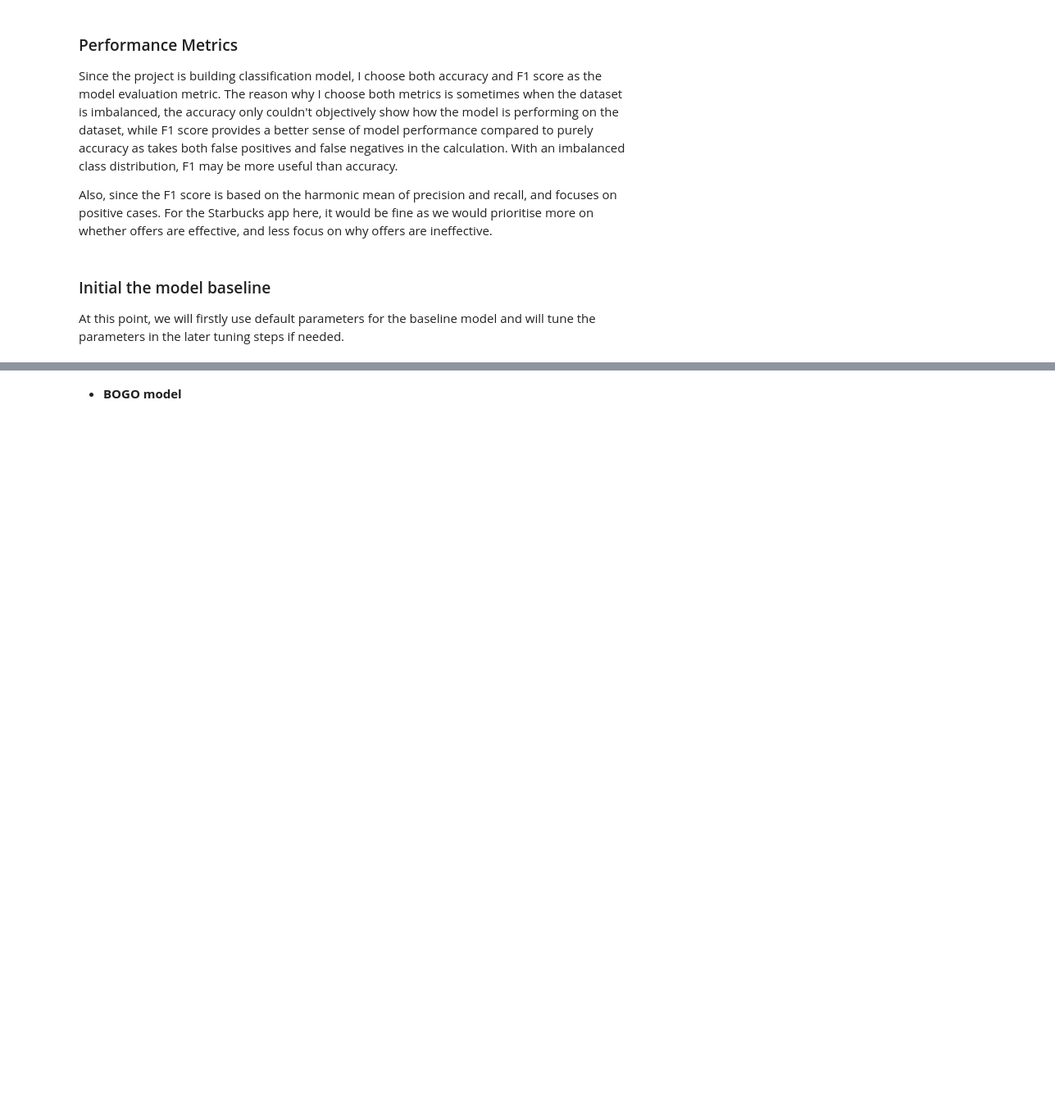
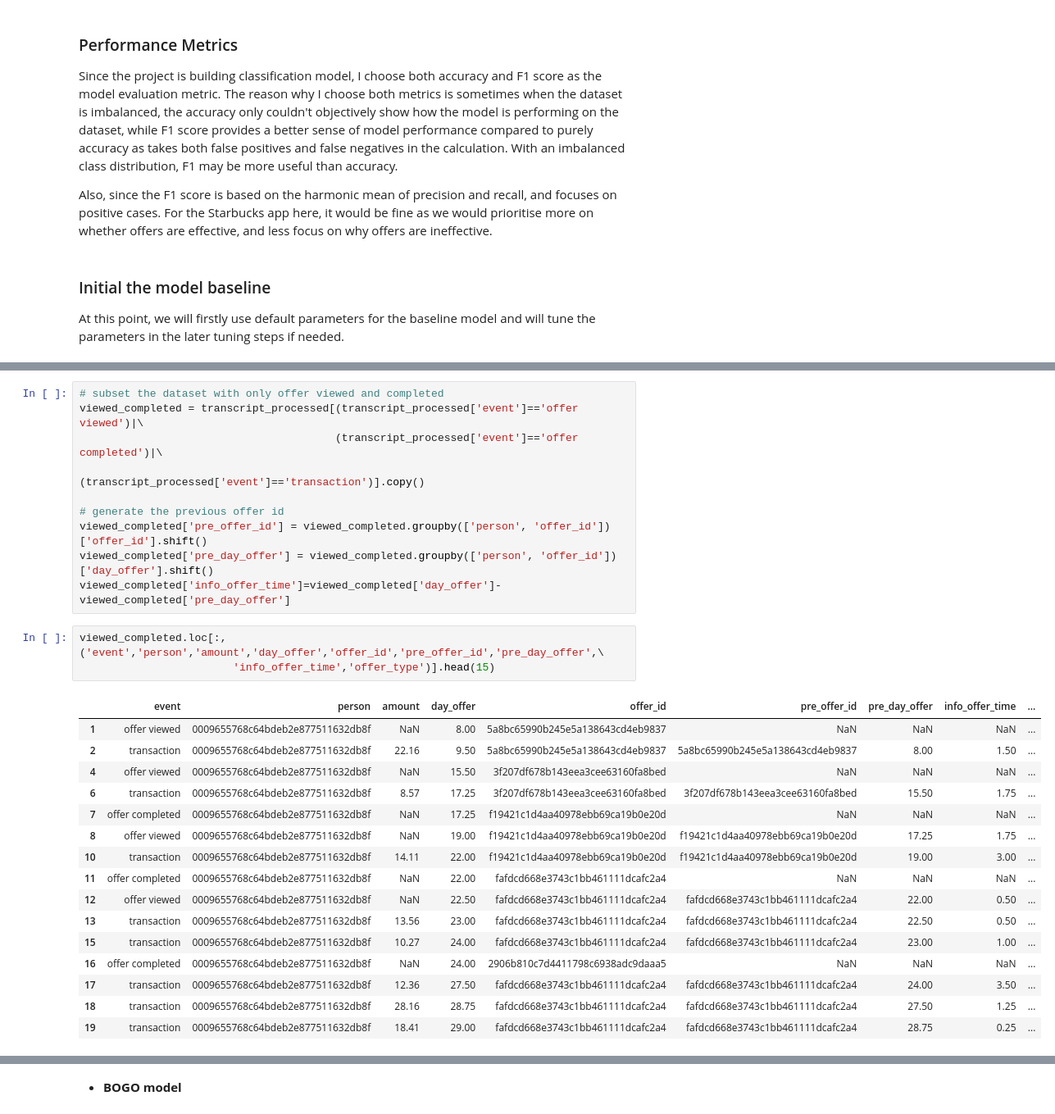
Before and after one commit to JcFreya/Starbucks-Capstone-Challenge, a Jupyter notebook: Starbucks_Capstone_notebook.ipynb, the cells around one changed output, grey strips where cells are left out. Shown: that part at 82% size. Cells and saved outputs as stored; diff of their text form; blank space fills up the shorter version.

```diff
--- a/Starbucks_Capstone_notebook.ipynb
+++ b/Starbucks_Capstone_notebook.ipynb
@@ -1075,0 +1122,30 @@ At this point, we will firstly use default parameters for the baseline model and
+# %%
+# subset the dataset with only offer viewed and completed
+viewed_completed = transcript_processed[(transcript_processed['event']=='offer viewed')|\
+                                        (transcript_processed['event']=='offer completed')|\
+                                        (transcript_processed['event']=='transaction')].copy()
+
+# generate the previous offer id
+viewed_completed['pre_offer_id'] = viewed_completed.groupby(['person', 'offer_id'])['offer_id'].shift()
+viewed_completed['pre_day_offer'] = viewed_completed.groupby(['person', 'offer_id'])['day_offer'].shift()
+viewed_completed['info_offer_time']=viewed_completed['day_offer']-viewed_completed['pre_day_offer']
+# %%
+viewed_completed.loc[:,('event','person','amount','day_offer','offer_id','pre_offer_id','pre_day_offer',\
+                        'info_offer_time','offer_type')].head(15)
+# %% [output]
+|  | event | person | amount | day_offer | offer_id | pre_offer_id | pre_day_offer | info_offer_time | ... |
+| 1 | offer viewed | 0009655768c64bdeb2e877511632db8f | NaN | 8.00 | 5a8bc65990b245e5a138643cd4eb9837 | NaN | NaN | NaN | ... |
+| 2 | transaction | 0009655768c64bdeb2e877511632db8f | 22.16 | 9.50 | 5a8bc65990b245e5a138643cd4eb9837 | 5a8bc65990b245e5a138643cd4eb9837 | 8.00 | 1.50 | ... |
+| 4 | offer viewed | 0009655768c64bdeb2e877511632db8f | NaN | 15.50 | 3f207df678b143eea3cee63160fa8bed | NaN | NaN | NaN | ... |
+| 6 | transaction | 0009655768c64bdeb2e877511632db8f | 8.57 | 17.25 | 3f207df678b143eea3cee63160fa8bed | 3f207df678b143eea3cee63160fa8bed | 15.50 | 1.75 | ... |
+| 7 | offer completed | 0009655768c64bdeb2e877511632db8f | NaN | 17.25 | f19421c1d4aa40978ebb69ca19b0e20d | NaN | NaN | NaN | ... |
+| 8 | offer viewed | 0009655768c64bdeb2e877511632db8f | NaN | 19.00 | f19421c1d4aa40978ebb69ca19b0e20d | f19421c1d4aa40978ebb69ca19b0e20d | 17.25 | 1.75 | ... |
+| 10 | transaction | 0009655768c64bdeb2e877511632db8f | 14.11 | 22.00 | f19421c1d4aa40978ebb69ca19b0e20d | f19421c1d4aa40978ebb69ca19b0e20d | 19.00 | 3.00 | ... |
+| 11 | offer completed | 0009655768c64bdeb2e877511632db8f | NaN | 22.00 | fafdcd668e3743c1bb461111dcafc2a4 | NaN | NaN | NaN | ... |
+| 12 | offer viewed | 0009655768c64bdeb2e877511632db8f | NaN | 22.50 | fafdcd668e3743c1bb461111dcafc2a4 | fafdcd668e3743c1bb461111dcafc2a4 | 22.00 | 0.50 | ... |
+| 13 | transaction | 0009655768c64bdeb2e877511632db8f | 13.56 | 23.00 | fafdcd668e3743c1bb461111dcafc2a4 | fafdcd668e3743c1bb461111dcafc2a4 | 22.50 | 0.50 | ... |
+| 15 | transaction | 0009655768c64bdeb2e877511632db8f | 10.27 | 24.00 | fafdcd668e3743c1bb461111dcafc2a4 | fafdcd668e3743c1bb461111dcafc2a4 | 23.00 | 1.00 | ... |
+| 16 | offer completed | 0009655768c64bdeb2e877511632db8f | NaN | 24.00 | 2906b810c7d4411798c6938adc9daaa5 | NaN | NaN | NaN | ... |
+| 17 | transaction | 0009655768c64bdeb2e877511632db8f | 12.36 | 27.50 | fafdcd668e3743c1bb461111dcafc2a4 | fafdcd668e3743c1bb461111dcafc2a4 | 24.00 | 3.50 | ... |
+| 18 | transaction | 0009655768c64bdeb2e877511632db8f | 28.16 | 28.75 | fafdcd668e3743c1bb461111dcafc2a4 | fafdcd668e3743c1bb461111dcafc2a4 | 27.50 | 1.25 | ... |
+| 19 | transaction | 0009655768c64bdeb2e877511632db8f | 18.41 | 29.00 | fafdcd668e3743c1bb461111dcafc2a4 | fafdcd668e3743c1bb461111dcafc2a4 | 28.75 | 0.25 | ... |
```
Also changed, not shown: parts of 25 cells of this notebook, 2 other files.
